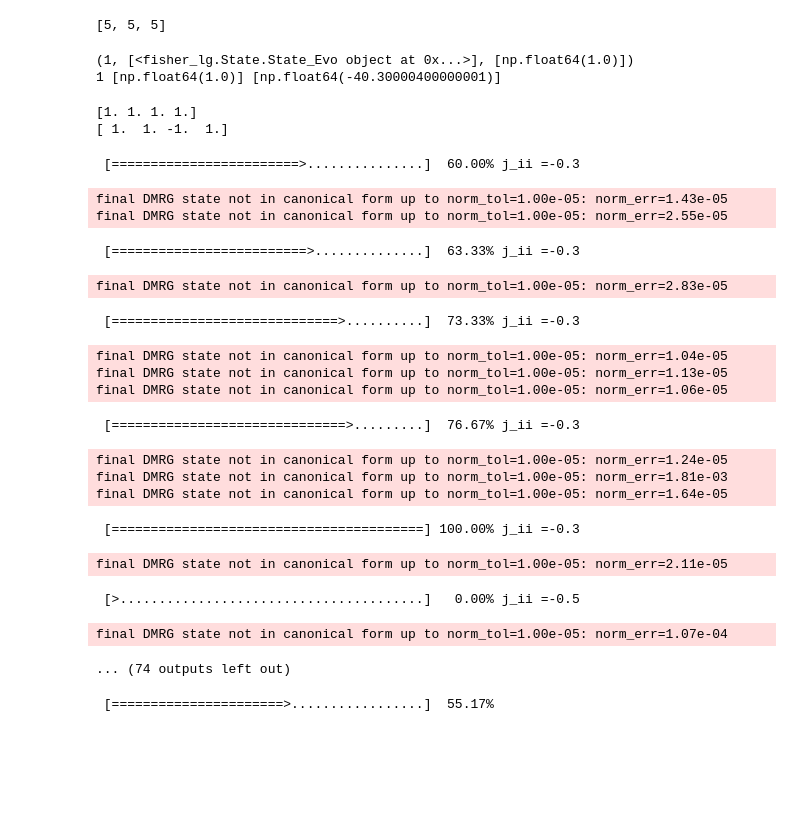
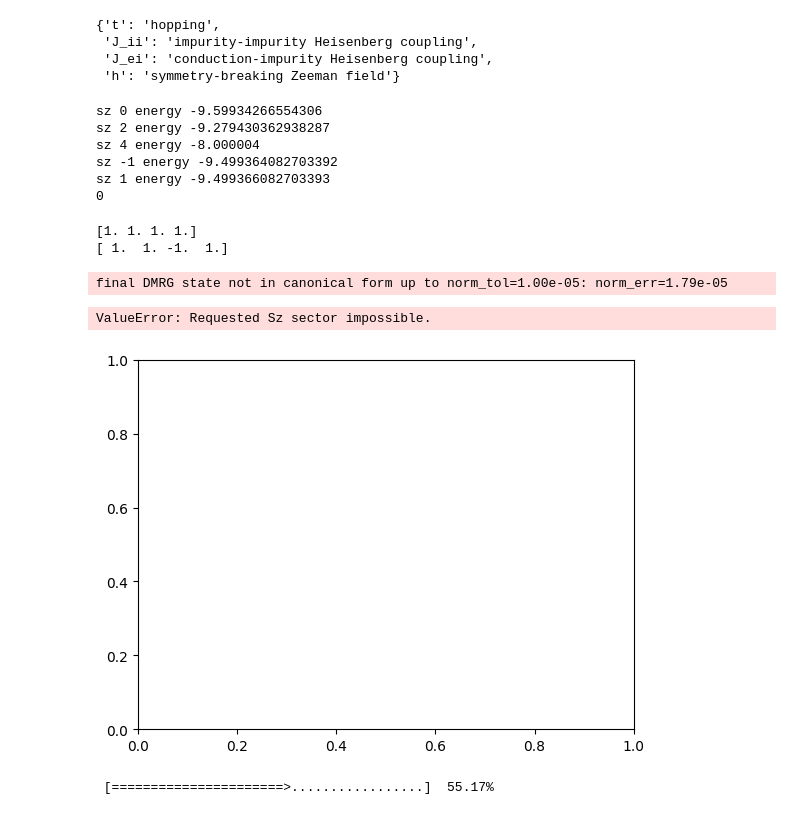
Before and after one commit to IanROsborne/Quantum_Metrology_Fisher_LG, a Jupyter notebook: TFIM/TFI_DMRG_TeNPy.ipynb, the cells around one changed output. Saved outputs shown, nothing was run; the diff lists cells and outputs as text; code cells hidden in the pictures; blank space fills up the shorter version.

```diff
--- a/TFIM/TFI_DMRG_TeNPy.ipynb
+++ b/TFIM/TFI_DMRG_TeNPy.ipynb
@@ -56,13 +60,16 @@ KeyError: 'up'
-# %%
-[5] * 3
-# %% [output]
-[5, 5, 5]
+# %%
+KondoModel(model_params).couplings
+# %% [output]
+{'t': 'hopping',
+ 'J_ii': 'impurity-impurity Heisenberg coupling',
+ 'J_ei': 'conduction-impurity Heisenberg coupling',
+ 'h': 'symmetry-breaking Zeeman field'}
 # %%
 model_params = {
-    'J_ei': -10 , 'J_ii': -0.1,
+    'J_ei': -2 , 'J_ii': 0,
     't' : 1,
     'L': 4,
-    'symmetry_breaking_field' : 1.e-6,
+    'h' : 1.e-6,
     'bc': 'finite',
     'model_type' : "Kondo",
     'conserve' : 'Sz'
@@ -86,29 +93,16 @@ extra_params = {
     't_max' : 3  #only an option for calculating the maximum of the LG correlator
 }
 psi_first = State_Evo.from_dmrg_search_Sz(model_params, extra_params)
-psi1= psi_first.copy()
-energy = psi_first.energy
-energy1 = energy
-deg_list = []
-engy_list = []
-sz_list = []
 
-print(psi_first.find_degeneracy(op = 'Sigmazi'))
 
-while np.abs(energy - energy1) < 5.e-3:
-
-    deg_list += [psi1]
-    engy_list += [energy1]
-    sz_list += [round(np.mean(psi1.expectation_value('Sigmazi')), 4)]
-
-    eng = dmrg.TwoSiteDMRGEngine(psi_first.copy(), psi_first.model, extra_params)
-    eng.init_env(orthogonal_to = deg_list)
-    energy1, psi1 = eng.run()
-
-print( len(deg_list), sz_list , engy_list)
+print(psi_first.best_Sz)
 # %% [output]
-(1, [<fisher_lg.State.State_Evo object at 0x...>], [np.float64(1.0)])
-1 [np.float64(1.0)] [np.float64(-40.30000400000001)]
+sz 0 energy -9.59934266554306
+sz 2 energy -9.279430362938287
+sz 4 energy -8.000004
+sz -1 energy -9.499364082703392
+sz 1 energy -9.499366082703393
+0
 # %%
 L = 4
 chi_max = int( min(8 ** (L/2), 400))
@@ -162,12 +156,12 @@ num_points = 31
 t_end = 10
 dt = 0.02
 
-jii_range = np.linspace(-1, .2, num_points)
-jei_range = [-.3, -.5, -.7]
+jii_range = np.linspace(-4, 1, 30)
+jei_range = [-.5]
 fig, ax = plt.subplots(1)
 
 extra_params = {
-   'mixer': False,  # setting this to True helps to escape local minima
+    'mixer': False,  # setting this to True helps to escape local minima
     'max_E_err': 1.e-8,
     'max_sweeps'  : 30,
     'max_trunc_err' : 1e-5,
@@ -190,51 +184,36 @@ for j_ei in jei_range:
     expe = []
     expe1 = []
     bar = tls.ProgressBar(min_value= jii_range[0], max_value= jii_range[-1], suffix = 'j_ii =' + str( j_ei))
 
     for j_ii in jii_range:
         model_params = {
             'J_ei': j_ei , 'J_ii': j_ii,
             't' : 1.0,
             'L': L,
             'model_type' : "Kondo",
             'conserve' : 'Sz',
             'symmetry_breaking_field' : 1.e-5}
 
         psi_b = State_Evo.from_dmrg_search_Sz(model_params, extra_params, scan_Sz_with_Spi= True)
         expe1 += [np.mean(psi_b.expectation_value(op))]
         bar.update(j_ii)
 
 
     ax.scatter(jii_range, expe1, marker = '.', label = "J_ei = " + str(j_ei), zorder = 3)
 
 
 fig.suptitle("Impurity spin expectation\nN = " + str(L))
 ax.xaxis.set_major_formatter(tck.FormatStrFormatter("%g"))
 plt.xlabel("$J_{ii}$")
 ax.set(ylabel = "$\\langle \\sigma_z \\rangle$")
 #plt.ylim((0.9,1.6))
 plt.legend()
 
 plt.show()
 # %% [output]
- [========================>...............]  60.00% j_ii =-0.3
+final DMRG state not in canonical form up to norm_tol=1.00e-05: norm_err=1.79e-05
-final DMRG state not in canonical form up to norm_tol=1.00e-05: norm_err=1.43e-05
-final DMRG state not in canonical form up to norm_tol=1.00e-05: norm_err=2.55e-05
+ValueError: Requested Sz sector impossible.
- [=========================>..............]  63.33% j_ii =-0.3
-final DMRG state not in canonical form up to norm_tol=1.00e-05: norm_err=2.83e-05
- [=============================>..........]  73.33% j_ii =-0.3
-final DMRG state not in canonical form up to norm_tol=1.00e-05: norm_err=1.04e-05
-final DMRG state not in canonical form up to norm_tol=1.00e-05: norm_err=1.13e-05
-final DMRG state not in canonical form up to norm_tol=1.00e-05: norm_err=1.06e-05
- [==============================>.........]  76.67% j_ii =-0.3
-final DMRG state not in canonical form up to norm_tol=1.00e-05: norm_err=1.24e-05
-final DMRG state not in canonical form up to norm_tol=1.00e-05: norm_err=1.81e-03
-final DMRG state not in canonical form up to norm_tol=1.00e-05: norm_err=1.64e-05
- [========================================] 100.00% j_ii =-0.3
-final DMRG state not in canonical form up to norm_tol=1.00e-05: norm_err=2.11e-05
- [>.......................................]   0.00% j_ii =-0.5
-final DMRG state not in canonical form up to norm_tol=1.00e-05: norm_err=1.07e-04
-... (74 outputs left out)
+[figure, added]
 # %%
 fig.savefig("C:\\Users\\ianro\\Documents\\Research\\Quantum_Metrology_AKLT\\Plots\\Kondo\\Kondo_L8_Zi_expectation_Jii.png")
 # %%
```
Also changed, not shown: parts of 3 cells of this notebook, 1 other file.
